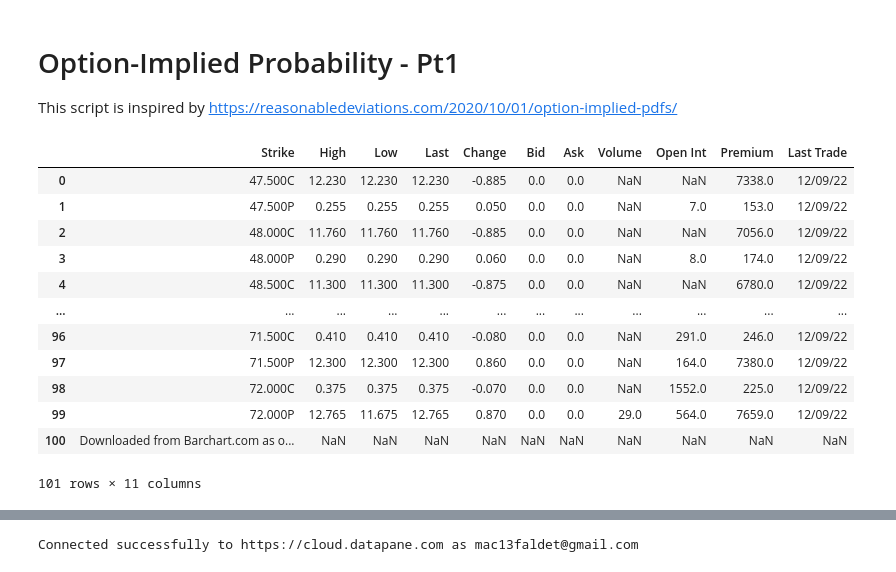
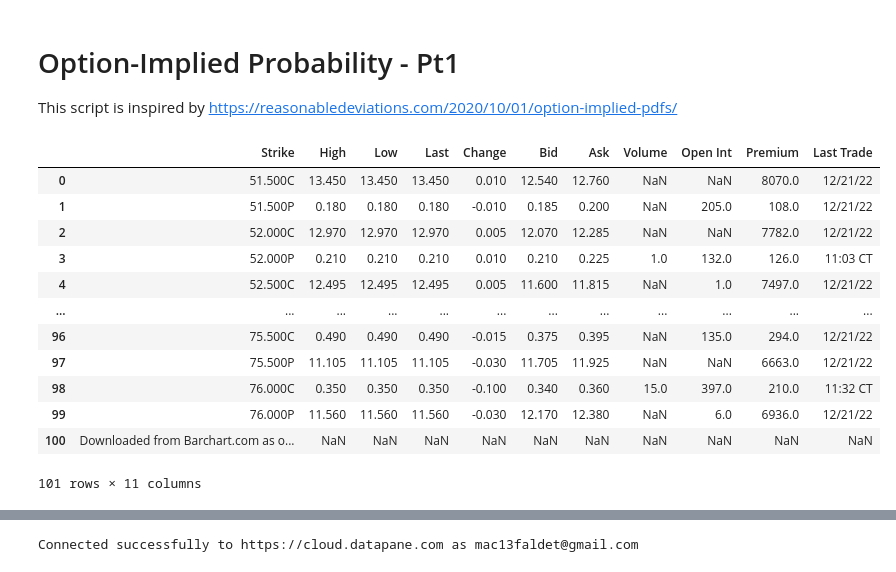
Before and after one commit to mfaldet/Stock-Evaluation, a Jupyter notebook: Option Trading/option_implied_probability_pt1.ipynb, the cells around one changed output, grey strips where cells are left out. Drawn from its saved outputs; the diff is of its cells as text; code cells hidden in the pictures.

```diff
--- a/Option Trading/option_implied_probability_pt1.ipynb
+++ b/Option Trading/option_implied_probability_pt1.ipynb
@@ -4,21 +4,21 @@ This script is inspired by https://reasonabledeviations.com/2020/10/01/option-im
 # %%
 # Downloaded +/-50 from: https://www.barchart.com/futures/quotes/ZL*0/options?moneyness=20
 import pandas as pd
-raw_data = pd.read_csv('zlh23-options-american-options-exp-02_24_23-50-strikes-intraday-12-10-2022.csv')
+raw_data = pd.read_csv('zlh23-options-american-options-exp-02_24_23-50-strikes-intraday-12-22-2022.csv')
 commodity='Soybean Oil'
 raw_data
 # %% [output]
 |  | Strike | High | Low | Last | Change | Bid | Ask | Volume | Open Int | Premium | Last Trade |
-| 0 | 47.500C | 12.230 | 12.230 | 12.230 | -0.885 | 0.0 | 0.0 | NaN | NaN | 7338.0 | 12/09/22 |
-| 1 | 47.500P | 0.255 | 0.255 | 0.255 | 0.050 | 0.0 | 0.0 | NaN | 7.0 | 153.0 | 12/09/22 |
-| 2 | 48.000C | 11.760 | 11.760 | 11.760 | -0.885 | 0.0 | 0.0 | NaN | NaN | 7056.0 | 12/09/22 |
-| 3 | 48.000P | 0.290 | 0.290 | 0.290 | 0.060 | 0.0 | 0.0 | NaN | 8.0 | 174.0 | 12/09/22 |
-| 4 | 48.500C | 11.300 | 11.300 | 11.300 | -0.875 | 0.0 | 0.0 | NaN | NaN | 6780.0 | 12/09/22 |
+| 0 | 51.500C | 13.450 | 13.450 | 13.450 | 0.010 | 12.540 | 12.760 | NaN | NaN | 8070.0 | 12/21/22 |
+| 1 | 51.500P | 0.180 | 0.180 | 0.180 | -0.010 | 0.185 | 0.200 | NaN | 205.0 | 108.0 | 12/21/22 |
+| 2 | 52.000C | 12.970 | 12.970 | 12.970 | 0.005 | 12.070 | 12.285 | NaN | NaN | 7782.0 | 12/21/22 |
+| 3 | 52.000P | 0.210 | 0.210 | 0.210 | 0.010 | 0.210 | 0.225 | 1.0 | 132.0 | 126.0 | 11:03 CT |
+| 4 | 52.500C | 12.495 | 12.495 | 12.495 | 0.005 | 11.600 | 11.815 | NaN | 1.0 | 7497.0 | 12/21/22 |
 | ... | ... | ... | ... | ... | ... | ... | ... | ... | ... | ... | ... |
-| 96 | 71.500C | 0.410 | 0.410 | 0.410 | -0.080 | 0.0 | 0.0 | NaN | 291.0 | 246.0 | 12/09/22 |
-| 97 | 71.500P | 12.300 | 12.300 | 12.300 | 0.860 | 0.0 | 0.0 | NaN | 164.0 | 7380.0 | 12/09/22 |
-| 98 | 72.000C | 0.375 | 0.375 | 0.375 | -0.070 | 0.0 | 0.0 | NaN | 1552.0 | 225.0 | 12/09/22 |
-| 99 | 72.000P | 12.765 | 11.675 | 12.765 | 0.870 | 0.0 | 0.0 | 29.0 | 564.0 | 7659.0 | 12/09/22 |
+| 96 | 75.500C | 0.490 | 0.490 | 0.490 | -0.015 | 0.375 | 0.395 | NaN | 135.0 | 294.0 | 12/21/22 |
+| 97 | 75.500P | 11.105 | 11.105 | 11.105 | -0.030 | 11.705 | 11.925 | NaN | NaN | 6663.0 | 12/21/22 |
+| 98 | 76.000C | 0.350 | 0.350 | 0.350 | -0.100 | 0.340 | 0.360 | 15.0 | 397.0 | 210.0 | 11:32 CT |
+| 99 | 76.000P | 11.560 | 11.560 | 11.560 | -0.030 | 12.170 | 12.380 | NaN | 6.0 | 6936.0 | 12/21/22 |
 | 100 | Downloaded from Barchart.com as o... | NaN | NaN | NaN | NaN | NaN | NaN | NaN | NaN | NaN | NaN |
 101 rows × 11 columns
 # %%
```
Also changed, not shown: parts of 4 cells of this notebook, 4 other files.
